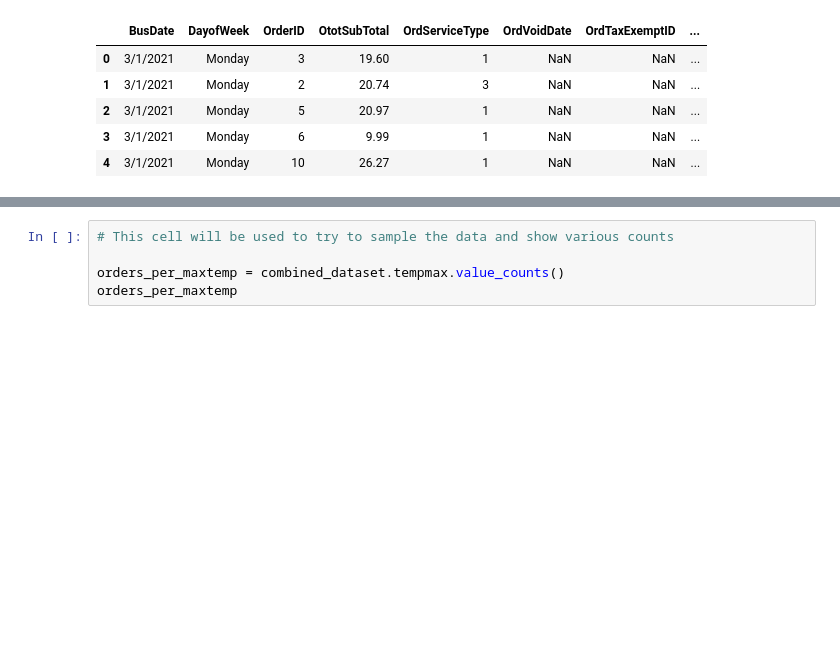
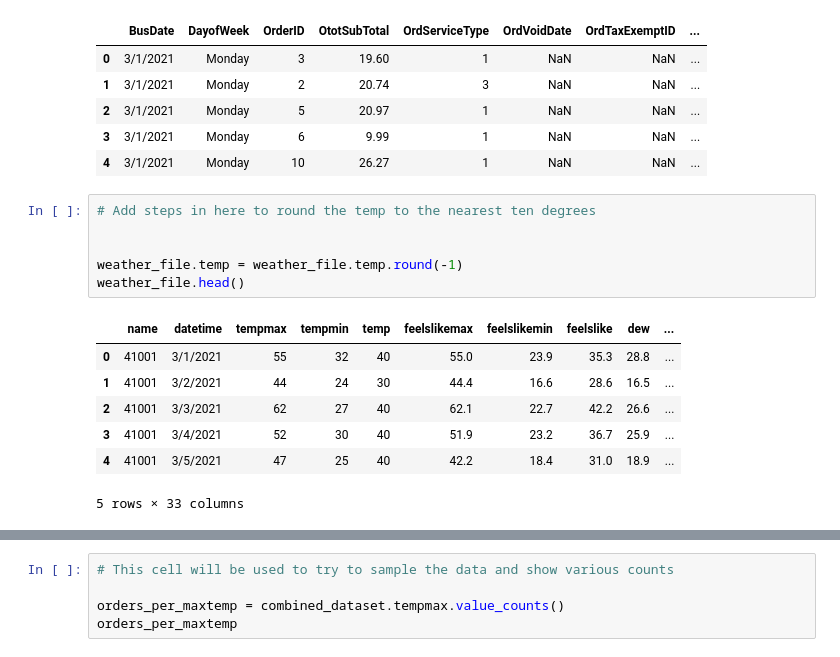
Before and after one commit to robertdfraley/PizzaWeatherPatterns, a Jupyter notebook: PizzaWeatherPattern.ipynb, the cells around one changed output, grey strips where cells are left out. Drawn from its saved outputs; the diff is of its cells as text; blank space fills up the shorter version.

```diff
--- a/PizzaWeatherPattern.ipynb
+++ b/PizzaWeatherPattern.ipynb
@@ -32,6 +32,20 @@ pizza_file.head()
 | 2 | 3/1/2021 | Monday | 5 | 20.97 | 1 | NaN | NaN | ... |
 | 3 | 3/1/2021 | Monday | 6 | 9.99 | 1 | NaN | NaN | ... |
 | 4 | 3/1/2021 | Monday | 10 | 26.27 | 1 | NaN | NaN | ... |
+# %%
+# Add steps in here to round the temp to the nearest ten degrees
+
+
+weather_file.temp = weather_file.temp.round(-1)
+weather_file.head()
+# %% [output]
+|  | name | datetime | tempmax | tempmin | temp | feelslikemax | feelslikemin | feelslike | dew | ... |
+| 0 | 41001 | 3/1/2021 | 55 | 32 | 40 | 55.0 | 23.9 | 35.3 | 28.8 | ... |
+| 1 | 41001 | 3/2/2021 | 44 | 24 | 30 | 44.4 | 16.6 | 28.6 | 16.5 | ... |
+| 2 | 41001 | 3/3/2021 | 62 | 27 | 40 | 62.1 | 22.7 | 42.2 | 26.6 | ... |
+| 3 | 41001 | 3/4/2021 | 52 | 30 | 40 | 51.9 | 23.2 | 36.7 | 25.9 | ... |
+| 4 | 41001 | 3/5/2021 | 47 | 25 | 40 | 42.2 | 18.4 | 31.0 | 18.9 | ... |
+5 rows × 33 columns
 # %%
 # Cleaning data ahead of the merge since there were column warnings above
 
```
Also changed, not shown: parts of 8 cells of this notebook, 1 other file.
